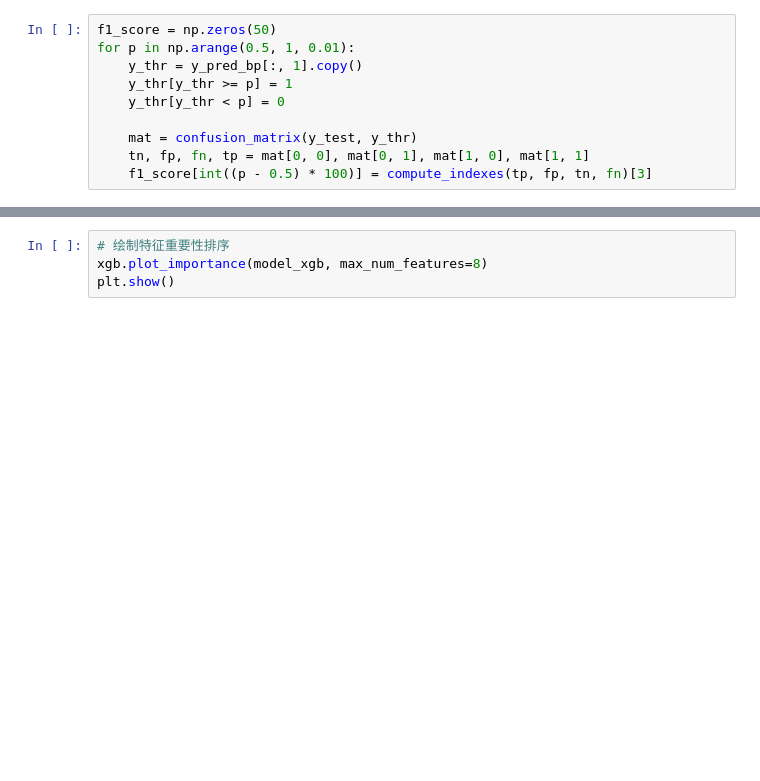
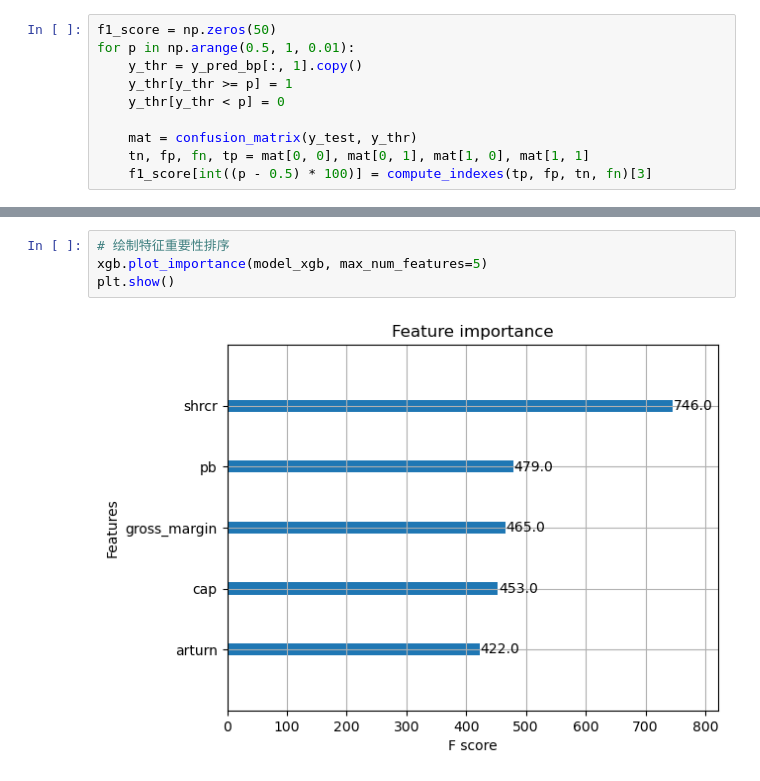
Before and after one commit to YuehaiW/Project3, a Jupyter notebook: model test.ipynb, the cells around one changed output, grey strips where cells are left out. Cells and saved outputs as stored; diff of their text form; blank space fills up the shorter version.

```diff
--- a/model test.ipynb
+++ b/model test.ipynb
@@ -145,7 +183,9 @@ compute_indexes(tp, fp, tn, fn)
 # %%
 # 绘制特征重要性排序
-xgb.plot_importance(model_xgb, max_num_features=8)
+xgb.plot_importance(model_xgb, max_num_features=5)
 plt.show()
+# %% [output]
+[figure, added]
 # %%
 xgb_importance = model_xgb.feature_importances_(type)
 print(xgb_importance)
```
Also changed, not shown: parts of 19 cells of this notebook.
